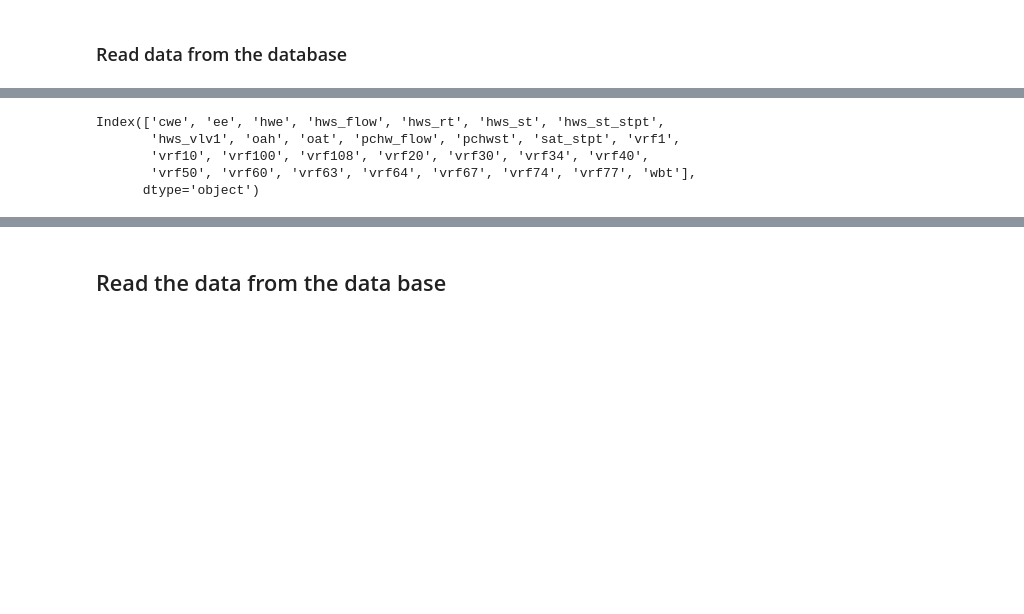
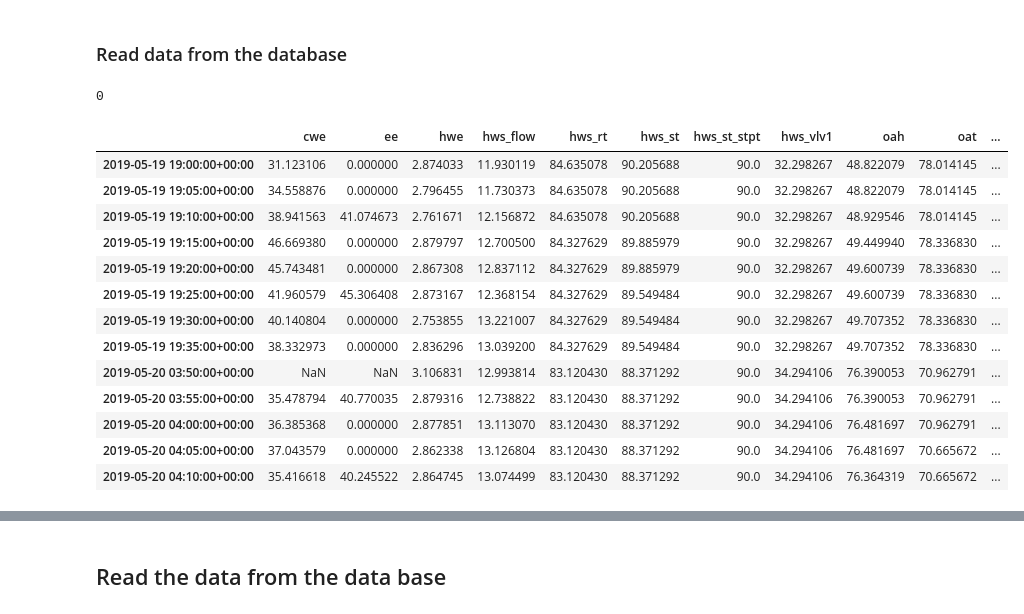
Before and after one commit to AvisekNaug/relearn_trigger, a Jupyter notebook: notebooks/Batch Data Processes and EDA.ipynb, the cells around one changed output, grey strips where cells are left out. Drawn from its saved outputs; the diff is of its cells as text; code cells hidden in the pictures; blank space fills up the shorter version.

```diff
--- a/notebooks/Batch Data Processes and EDA.ipynb
+++ b/notebooks/Batch Data Processes and EDA.ipynb
@@ -227,11 +227,29 @@ client = DataFrameClient(host='localhost', port=8086)
 client.switch_database('bdx_batch_db')
 results_obj = client.query(
     "select * from alumni_data_v2 \
-    where time >= '2019-04-01 23:55:00' - 40m \
-    and time < '2019-04-01 23:55:00'", dropna=False
+    where time >= '2019-05-19 20:30:00' - 40m \
+    and time <= '2019-05-19 20:30:00'", dropna=False
 )
-df2 = results_obj['alumni_data_v2']
+#df2 = results_obj['alumni_data_v2']
+# %%
+len(results_obj.keys())
+# %% [output]
+0
 # %%
 df2.drop(columns = ['data_cleaned', 'aggregated', 'time-interval'], inplace=True)
-df2['sat']
+df2
 # %% [output]
+|  | cwe | ee | hwe | hws_flow | hws_rt | hws_st | hws_st_stpt | hws_vlv1 | oah | oat | ... |
+| 2019-05-19 19:00:00+00:00 | 31.123106 | 0.000000 | 2.874033 | 11.930119 | 84.635078 | 90.205688 | 90.0 | 32.298267 | 48.822079 | 78.014145 | ... |
+| 2019-05-19 19:05:00+00:00 | 34.558876 | 0.000000 | 2.796455 | 11.730373 | 84.635078 | 90.205688 | 90.0 | 32.298267 | 48.822079 | 78.014145 | ... |
+| 2019-05-19 19:10:00+00:00 | 38.941563 | 41.074673 | 2.761671 | 12.156872 | 84.635078 | 90.205688 | 90.0 | 32.298267 | 48.929546 | 78.014145 | ... |
+| 2019-05-19 19:15:00+00:00 | 46.669380 | 0.000000 | 2.879797 | 12.700500 | 84.327629 | 89.885979 | 90.0 | 32.298267 | 49.449940 | 78.336830 | ... |
+| 2019-05-19 19:20:00+00:00 | 45.743481 | 0.000000 | 2.867308 | 12.837112 | 84.327629 | 89.885979 | 90.0 | 32.298267 | 49.600739 | 78.336830 | ... |
+| 2019-05-19 19:25:00+00:00 | 41.960579 | 45.306408 | 2.873167 | 12.368154 | 84.327629 | 89.549484 | 90.0 | 32.298267 | 49.600739 | 78.336830 | ... |
+| 2019-05-19 19:30:00+00:00 | 40.140804 | 0.000000 | 2.753855 | 13.221007 | 84.327629 | 89.549484 | 90.0 | 32.298267 | 49.707352 | 78.336830 | ... |
+| 2019-05-19 19:35:00+00:00 | 38.332973 | 0.000000 | 2.836296 | 13.039200 | 84.327629 | 89.549484 | 90.0 | 32.298267 | 49.707352 | 78.336830 | ... |
+| 2019-05-20 03:50:00+00:00 | NaN | NaN | 3.106831 | 12.993814 | 83.120430 | 88.371292 | 90.0 | 34.294106 | 76.390053 | 70.962791 | ... |
+| 2019-05-20 03:55:00+00:00 | 35.478794 | 40.770035 | 2.879316 | 12.738822 | 83.120430 | 88.371292 | 90.0 | 34.294106 | 76.390053 | 70.962791 | ... |
+| 2019-05-20 04:00:00+00:00 | 36.385368 | 0.000000 | 2.877851 | 13.113070 | 83.120430 | 88.371292 | 90.0 | 34.294106 | 76.481697 | 70.962791 | ... |
+| 2019-05-20 04:05:00+00:00 | 37.043579 | 0.000000 | 2.862338 | 13.126804 | 83.120430 | 88.371292 | 90.0 | 34.294106 | 76.481697 | 70.665672 | ... |
+| 2019-05-20 04:10:00+00:00 | 35.416618 | 40.245522 | 2.864745 | 13.074499 | 83.120430 | 88.371292 | 90.0 | 34.294106 | 76.364319 | 70.665672 | ... |
@@ -247,11 +257,3 @@ Name: sat, dtype: object
-# %%
-df2.columns
-# %% [output]
-Index(['cwe', 'ee', 'hwe', 'hws_flow', 'hws_rt', 'hws_st', 'hws_st_stpt',
-       'hws_vlv1', 'oah', 'oat', 'pchw_flow', 'pchwst', 'sat_stpt', 'vrf1',
-       'vrf10', 'vrf100', 'vrf108', 'vrf20', 'vrf30', 'vrf34', 'vrf40',
-       'vrf50', 'vrf60', 'vrf63', 'vrf64', 'vrf67', 'vrf74', 'vrf77', 'wbt'],
-      dtype='object')
 # %%
 df_ = pd.read_pickle('../data/trend_data/backup_tsdb.pkl')
 # %%
```
Also changed, not shown: parts of 4 cells of this notebook, 12 other files.
